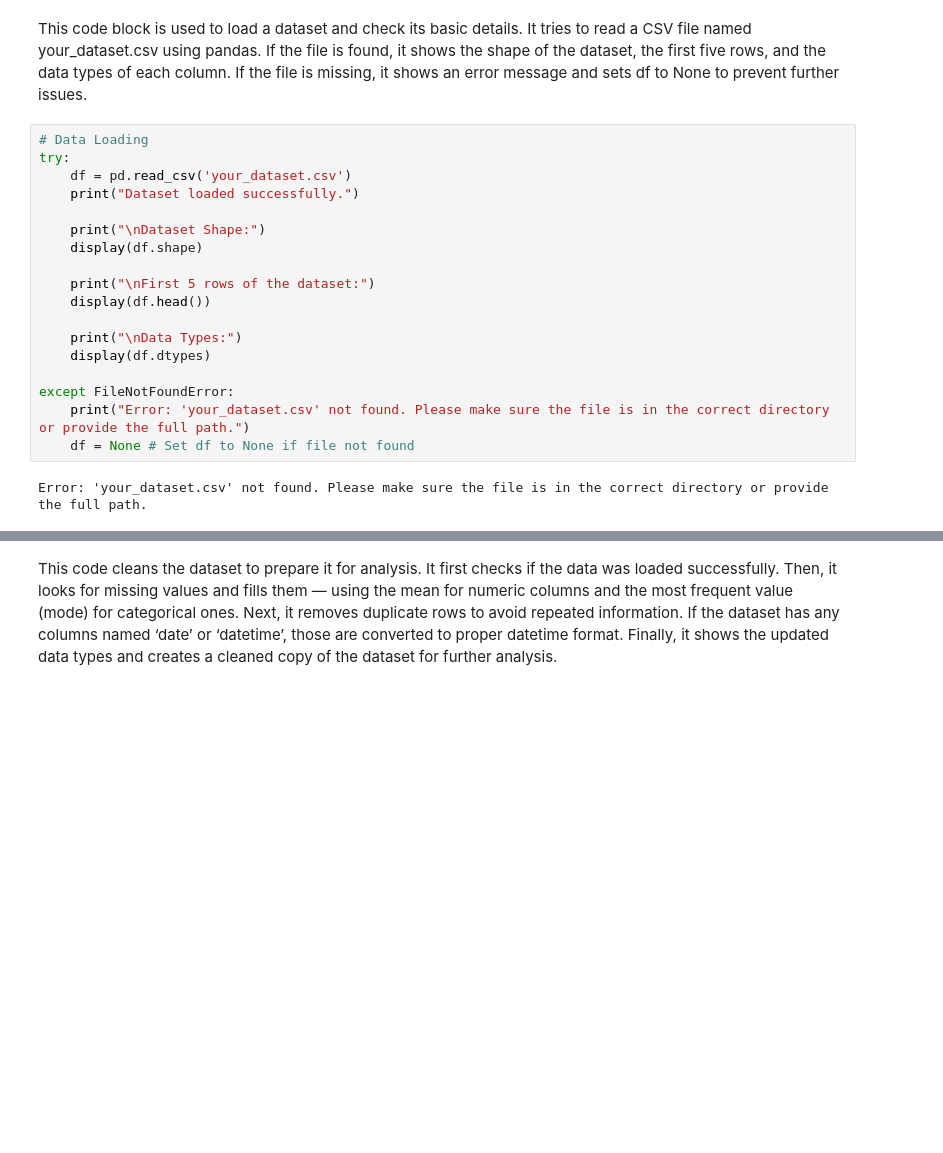
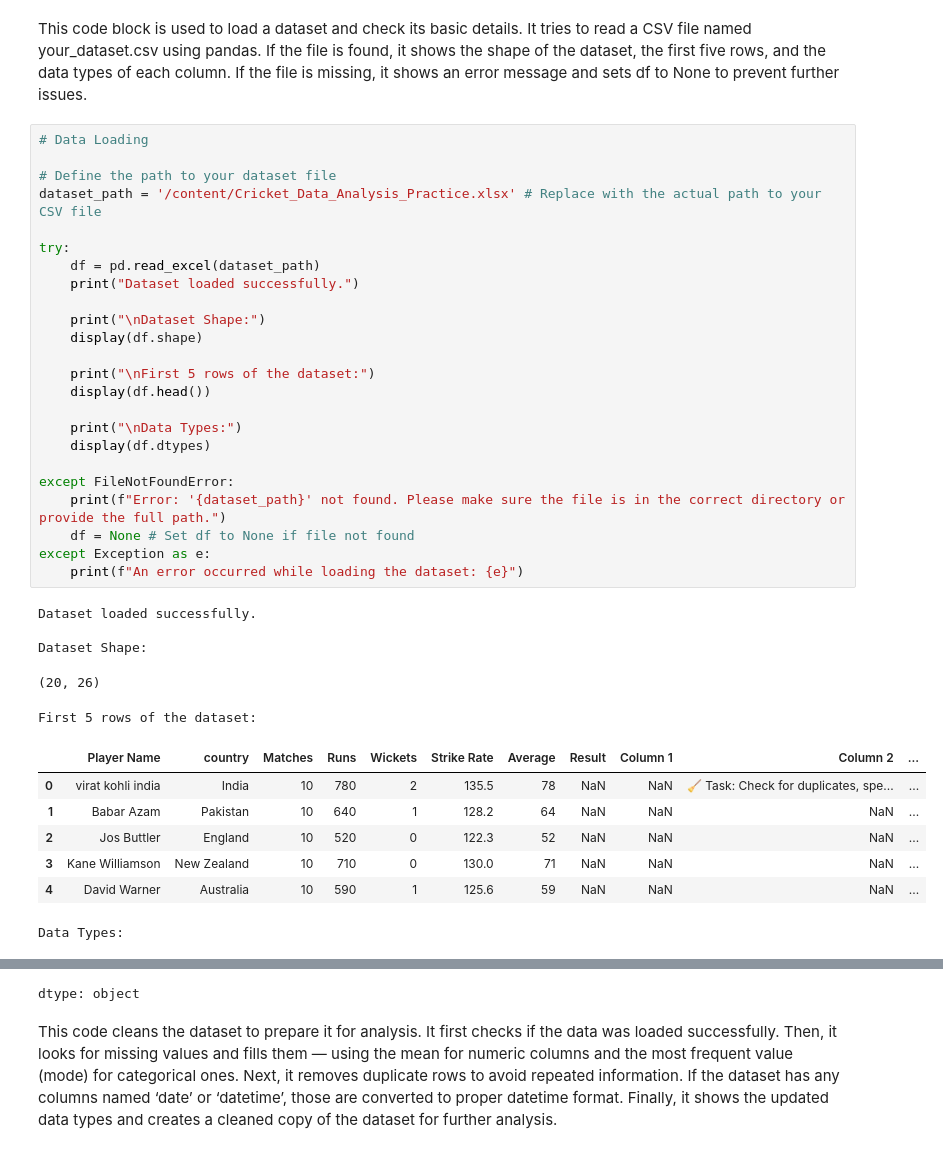
Before and after one commit to usama488/data-analysis, a Jupyter notebook: notebooks/data_analysis.ipynb, the cells around one changed output, grey strips where cells are left out. Saved outputs shown, nothing was run; the diff lists cells and outputs as text; blank space fills up the shorter version.

```diff
--- a/notebooks/data_analysis.ipynb
+++ b/notebooks/data_analysis.ipynb
@@ -38,21 +38,38 @@ Libraries imported, display options set, and visualization style applied.
 This code block is used to load a dataset and check its basic details. It tries to read a CSV file named your_dataset.csv using pandas. If the file is found, it shows the shape of the dataset, the first five rows, and the data types of each column. If the file is missing, it shows an error message and sets df to None to prevent further issues.
 # %%
 # Data Loading
+
+# Define the path to your dataset file
+dataset_path = '/content/Cricket_Data_Analysis_Practice.xlsx' # Replace with the actual path to your CSV file
+
 try:
-    df = pd.read_csv('your_dataset.csv')
+    df = pd.read_excel(dataset_path)
     print("Dataset loaded successfully.")
 
     print("\nDataset Shape:")
     display(df.shape)
 
     print("\nFirst 5 rows of the dataset:")
     display(df.head())
 
     print("\nData Types:")
     display(df.dtypes)
 
 except FileNotFoundError:
-    print("Error: 'your_dataset.csv' not found. Please make sure the file is in the correct directory or provide the full path.")
+    print(f"Error: '{dataset_path}' not found. Please make sure the file is in the correct directory or provide the full path.")
     df = None # Set df to None if file not found
+except Exception as e:
+    print(f"An error occurred while loading the dataset: {e}")
 # %% [output]
-Error: 'your_dataset.csv' not found. Please make sure the file is in the correct directory or provide the full path.
+Dataset loaded successfully.
+
+Dataset Shape:
+(20, 26)
+First 5 rows of the dataset:
+|  | Player Name | country | Matches | Runs | Wickets | Strike Rate | Average | Result | Column 1 | Column 2 | ... |
+| 0 | virat kohli india | India | 10 | 780 | 2 | 135.5 | 78 | NaN | NaN | 🧹 Task: Check for duplicates, spe... | ... |
+| 1 | Babar Azam | Pakistan | 10 | 640 | 1 | 128.2 | 64 | NaN | NaN | NaN | ... |
+| 2 | Jos Buttler | England | 10 | 520 | 0 | 122.3 | 52 | NaN | NaN | NaN | ... |
+| 3 | Kane Williamson | New Zealand | 10 | 710 | 0 | 130.0 | 71 | NaN | NaN | NaN | ... |
+| 4 | David Warner | Australia | 10 | 590 | 1 | 125.6 | 59 | NaN | NaN | NaN | ... |
+Data Types:
@@ -59,3 +93,4 @@ Error: 'your_dataset.csv' not found. Please make sure the file is in the correct
+dtype: object
 # %% [markdown]
 This code cleans the dataset to prepare it for analysis. It first checks if the data was loaded successfully. Then, it looks for missing values and fills them — using the mean for numeric columns and the most frequent value (mode) for categorical ones. Next, it removes duplicate rows to avoid repeated information. If the dataset has any columns named ‘date’ or ‘datetime’, those are converted to proper datetime format. Finally, it shows the updated data types and creates a cleaned copy of the dataset for further analysis.
 # %%
```
Also changed, not shown: parts of 6 cells of this notebook.
